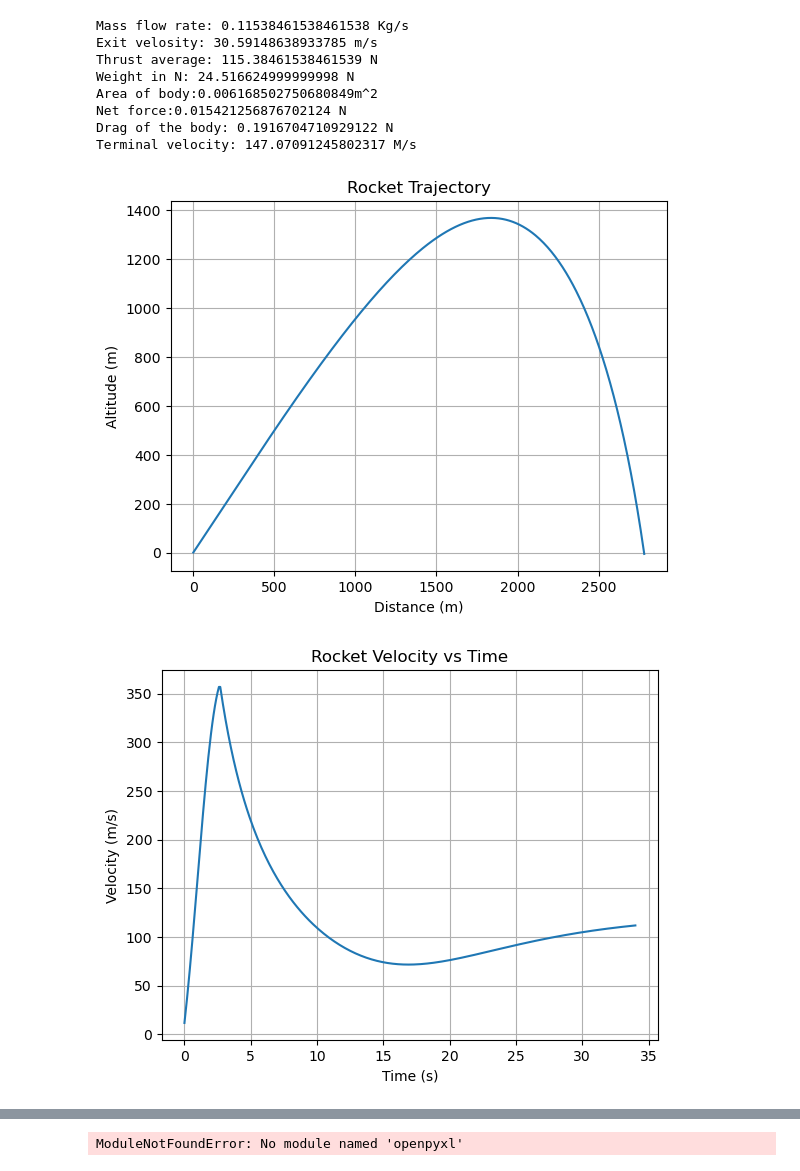
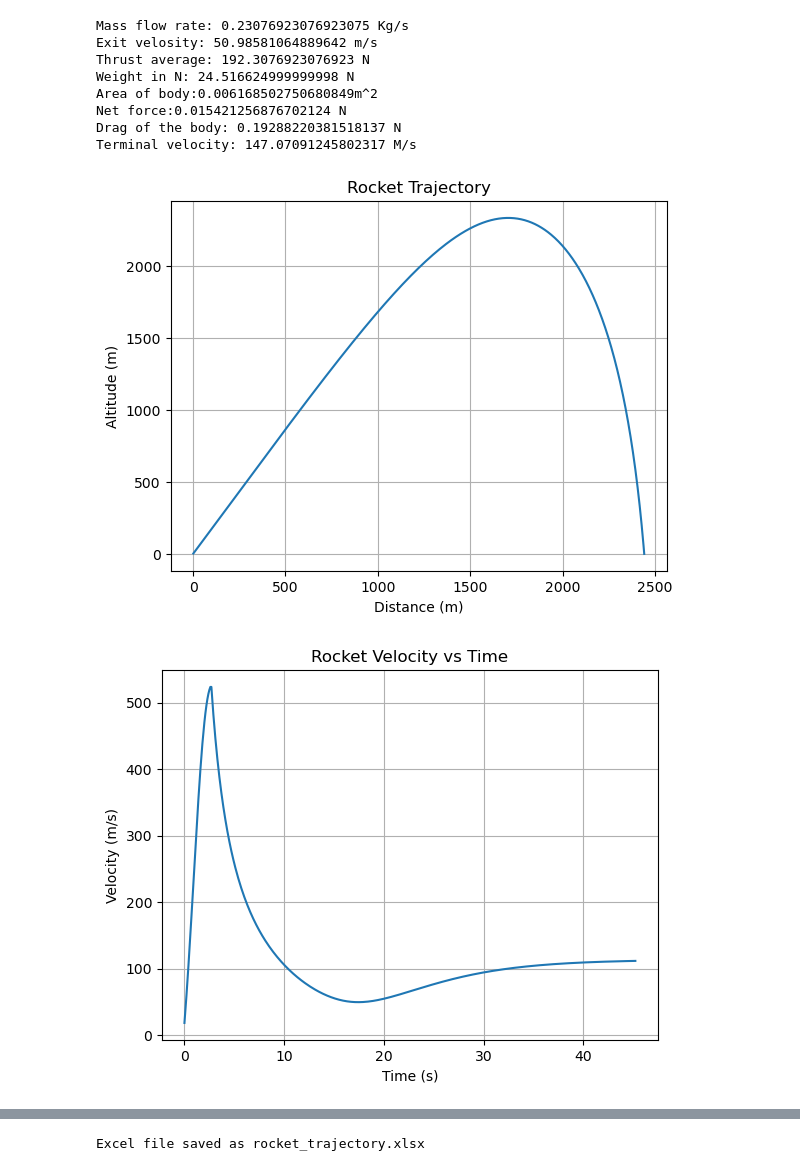
Before and after one commit to saravanan-x/Nozzle_design_calculations, a Jupyter notebook: test.ipynb, the cells around one changed output, grey strips where cells are left out. Saved outputs shown, nothing was run; the diff lists cells and outputs as text; code cells hidden in the pictures.

```diff
--- a/test.ipynb
+++ b/test.ipynb
@@ -12,18 +12,18 @@ rho = 1.225
 # Earth radius
 R = 6371000
 
-launch_angle = 45
+launch_angle = 60
 theta = np.radians(launch_angle)
 
-m_prop = 0.3
-isp = 300
+m_prop = 0.6
+isp = 500
 m_total = 2.5
 
 diameter = 0.1
 A = pi * (diameter/2)**2
 
 burn_time = 2.6
-thrust_peak = 458
+thrust_peak = 700
 
 cd = 0.3
 
@@ -65,13 +65,13 @@ ve = isp * g
 
 thrust_avg = thrust_peak * 0.7
 # %% [output]
-Mass flow rate: 0.11538461538461538 Kg/s
-Exit velosity: 30.59148638933785 m/s
-Thrust average: 115.38461538461539 N
+Mass flow rate: 0.23076923076923075 Kg/s
+Exit velosity: 50.98581064889642 m/s
+Thrust average: 192.3076923076923 N
 Weight in N: 24.516624999999998 N
 Area of body:0.006168502750680849m^2
 Net force:0.015421256876702124 N
-Drag of the body: 0.1916704710929122 N
+Drag of the body: 0.19288220381518137 N
 Terminal velocity: 147.07091245802317 M/s
 # %%
 # Simulation Setup
@@ -81,7 +81,7 @@ t_max = 60
 
 x, y = 0.0, 0.0
 vx, vy = 0.0, 0.0
-v = v = 1e-6  #  avoid zero at start
+v = 1e-6  #  avoid zero at start
 
 x_list, y_list = [], []
 v_list, pitch_list = [], []
@@ -92,7 +92,7 @@ lat_list,lon_list = [], []
 for t in np.arange(0, t_max, dt):
 
     # Velocity magnitude FIRST
-    v = np.sqrt(vx**2 + vy**2)
+    v = np.sqrt(vx**2 + vy**2)+ 1e-6
 
     # Pitch angle FIX
     if t == 0:
@@ -120,8 +120,8 @@ for t in np.arange(0, t_max, dt):
         mass = m_total - mdot * t
 
       # thrust direction
-        # thrust_x = thrust * np.cos(pitch_angle)
-        # thrust_y = thrust * np.sin(pitch_angle)
+        thrust_x = thrust * np.cos(pitch_angle)
+        thrust_y = thrust * np.sin(pitch_angle)
 
 
         # Acceleration at time
@@ -132,7 +132,7 @@ for t in np.arange(0, t_max, dt):
         # velocity at time
         vx = vx + ax * dt
         vy = vy + ay * dt
-        v = np.sqrt(vx**2 + vy**2) + 1e-6
+        v = np.sqrt(vx**2 + vy**2)
 
         # potion at time
         x = x + vx * dt + 0.5 * ax * dt**2
@@ -227,33 +227,34 @@ plt.figure()
 
 plt.plot(time, pitch_list)
 plt.xlabel("Time (s)")
 plt.ylabel("Pitch Angle (rad)")
 plt.title("Pitch Angle vs Time")
 plt.grid()
 
 plt.plot(lon_list, lat_list)
 plt.xlabel("Longitude")
 plt.ylabel("Latitude")
 plt.title("Rocket Ground Track")
 plt.grid()
 
 plt.show()
 
 # Create DataFrame
 data = pd.DataFrame({
     "Time (s)": time,
     "X (m)": x_list,
     "Y (m)": y_list,
     "Velocity (m/s)": v_list,
     "Pitch Angle (deg)": np.degrees(pitch_list),
     "Longitude": lon_list,
-    "Latitude": lat_list
+    "Latitude": lat_list,
+    "Altitude": y_list
 })
 
 # Save to Excel
 data.to_excel(f"rocket_{launch_angle}deg_{int(thrust_peak)}N.xlsx", index=False)
 
 print("Excel file saved as rocket_trajectory.xlsx")
 # %% [output]
-[figure, old version]
+[figure, new version]
-[figure, old version]
+[figure, new version]
@@ -261 +262 @@ print("Excel file saved as rocket_trajectory.xlsx")
-ModuleNotFoundError: No module named 'openpyxl'
+Excel file saved as rocket_trajectory.xlsx
```
Also changed, not shown: parts of 1 cell of this notebook, 1 other file.
